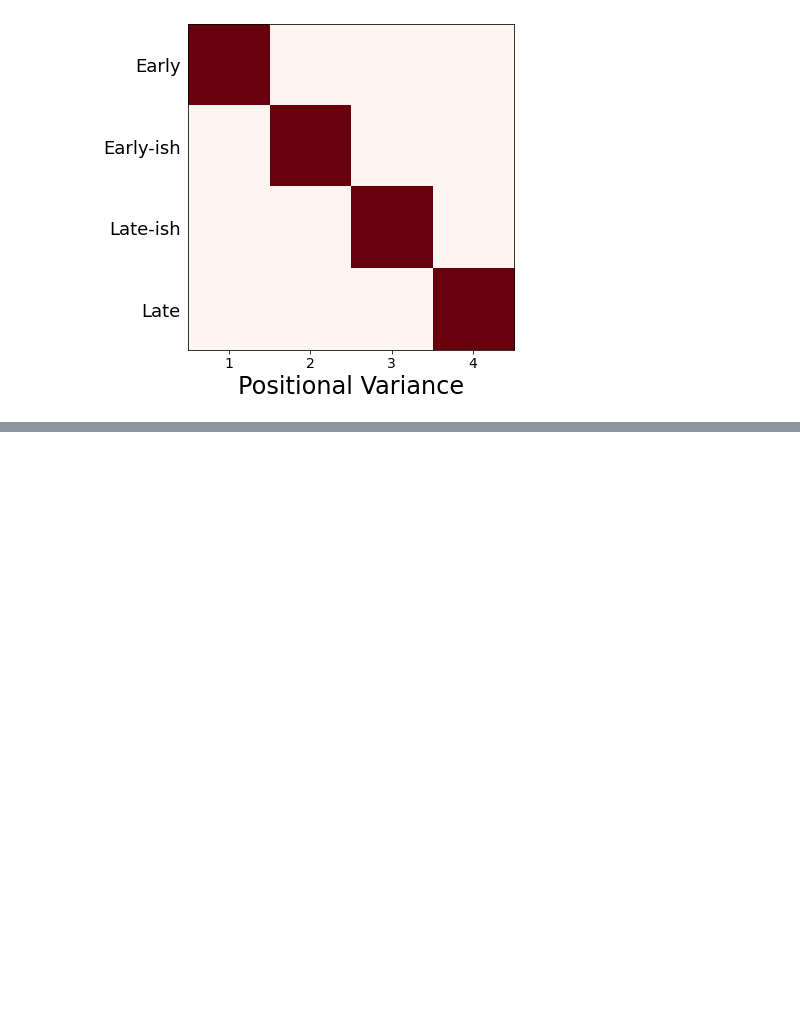
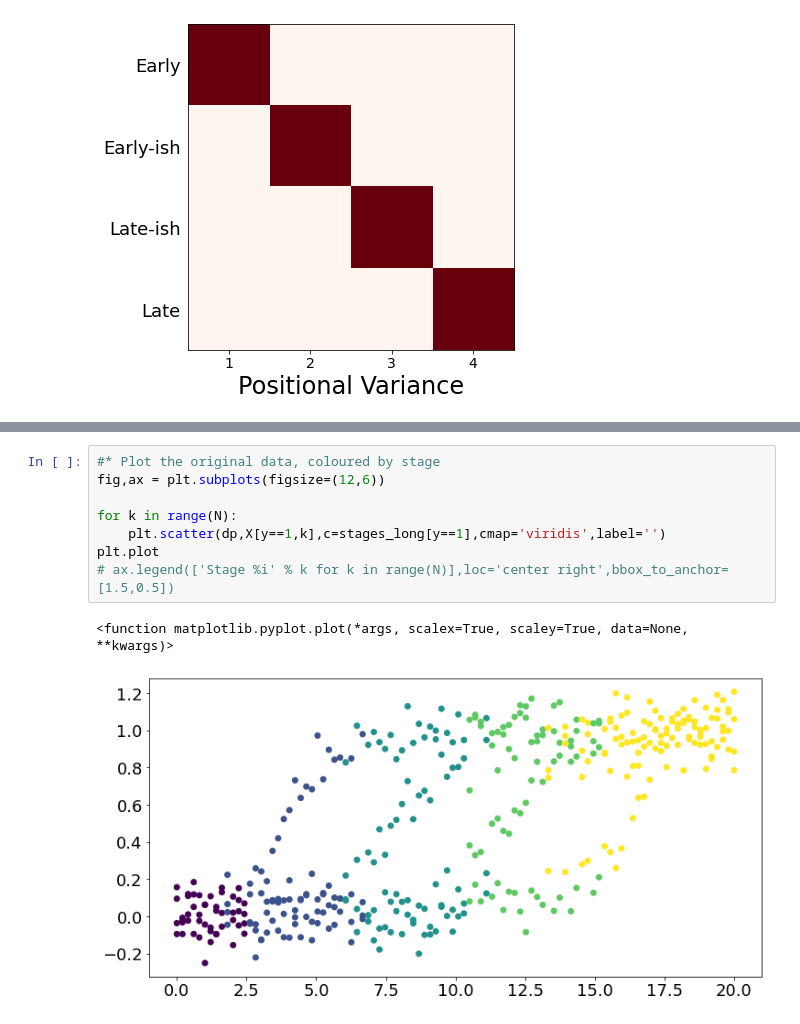
Before and after one commit to Disease-Progression-Modelling/disease-progression-modelling.github.io, a Jupyter notebook: _sources/pages/notebooks/ebm/T1_kde_ebm_walkthrough.ipynb, the cells around one changed output, grey strips where cells are left out. Saved outputs shown, nothing was run; the diff lists cells and outputs as text; blank space fills up the shorter version.

```diff
--- a/_sources/pages/notebooks/ebm/T1_kde_ebm_walkthrough.ipynb
+++ b/_sources/pages/notebooks/ebm/T1_kde_ebm_walkthrough.ipynb
@@ -294,0 +414,11 @@ Can compare data from each individual (patients/controls/at-risk) with the model
+# %%
+#* Plot the original data, coloured by stage
+fig,ax = plt.subplots(figsize=(12,6))
+
+for k in range(N):
+    plt.scatter(dp,X[y==1,k],c=stages_long[y==1],cmap='viridis',label='')
+plt.plot
+# ax.legend(['Stage %i' % k for k in range(N)],loc='center right',bbox_to_anchor=[1.5,0.5])
+# %% [output]
+<function matplotlib.pyplot.plot(*args, scalex=True, scaley=True, data=None, **kwargs)>
+[figure, added]
```
Also changed, not shown: parts of 18 cells of this notebook, 4 other files.
